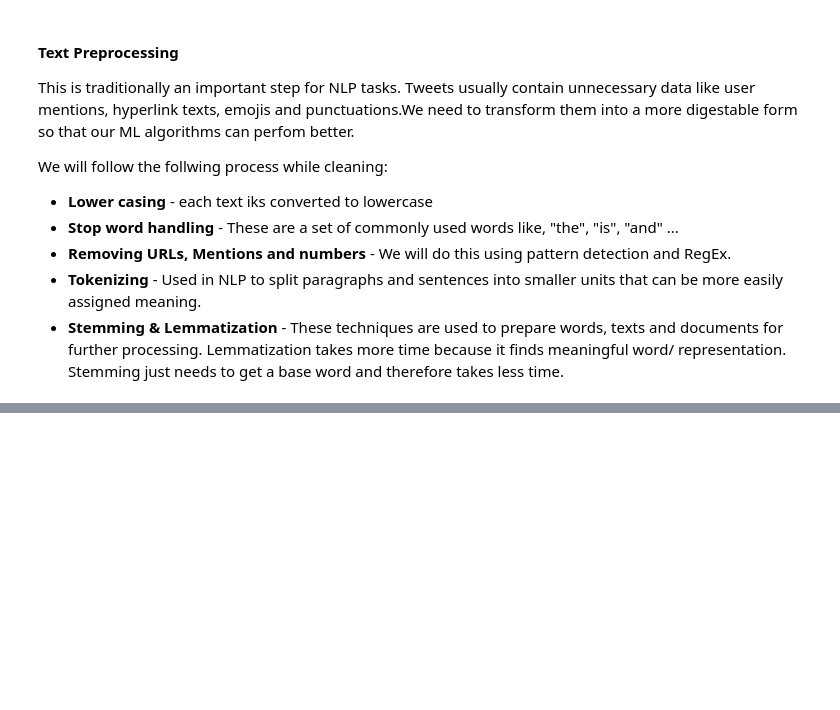
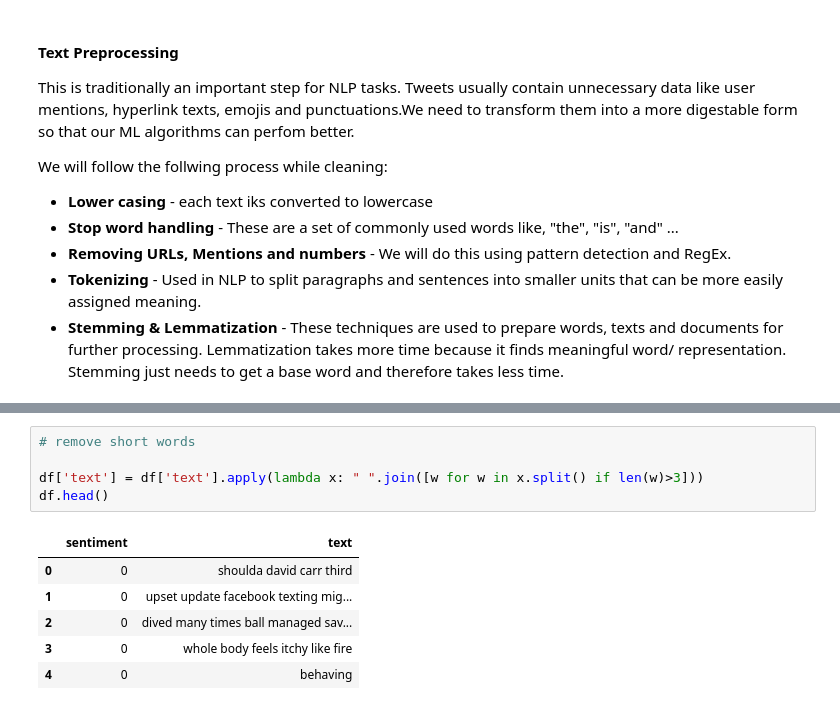
Before and after one commit to CKawara/Twitter-Sentiment-Analysis, a Jupyter notebook: Sentiment_Analysis.ipynb, the cells around one changed output, grey strips where cells are left out. Cells and saved outputs as stored; diff of their text form; blank space fills up the shorter version.

```diff
--- a/Sentiment_Analysis.ipynb
+++ b/Sentiment_Analysis.ipynb
@@ -115,0 +263,12 @@ We will follow the follwing process while cleaning:
+# %%
+# remove short words
+
+df['text'] = df['text'].apply(lambda x: " ".join([w for w in x.split() if len(w)>3]))
+df.head()
+# %% [output]
+|  | sentiment | text |
+| 0 | 0 | shoulda david carr third |
+| 1 | 0 | upset update facebook texting mig... |
+| 2 | 0 | dived many times ball managed sav... |
+| 3 | 0 | whole body feels itchy like fire |
+| 4 | 0 | behaving |
```
Also changed, not shown: parts of 10 cells of this notebook.
